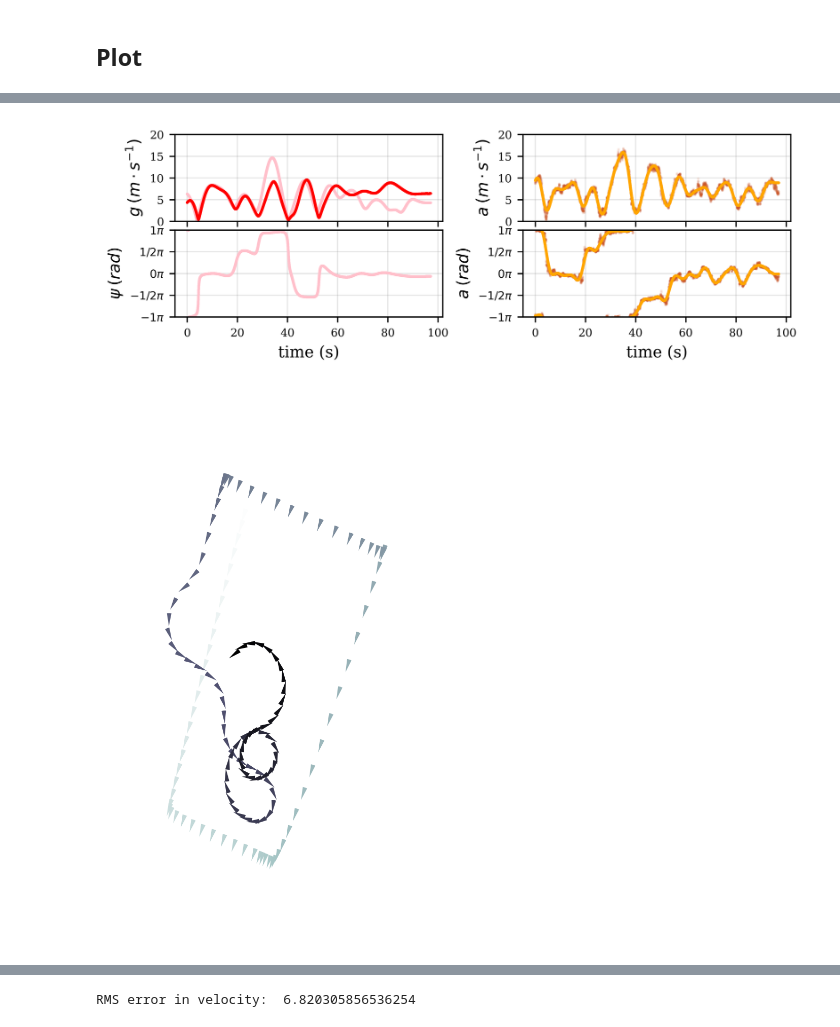
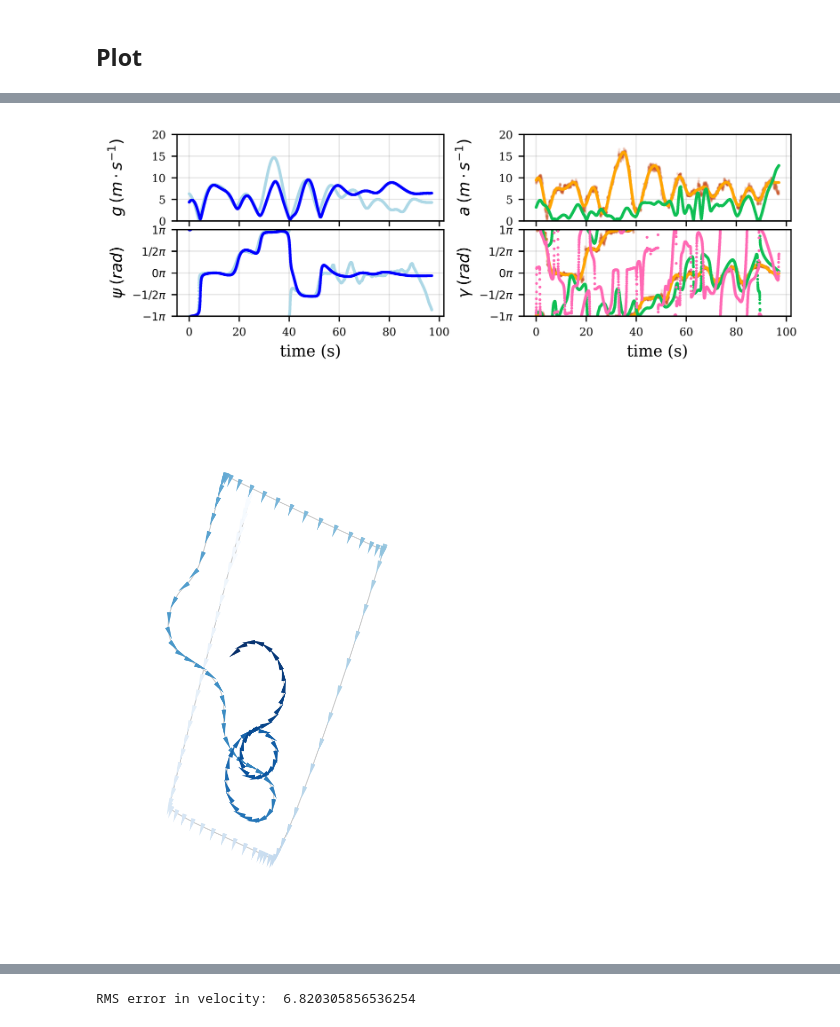
Before and after one commit to BenCellini/wind-sense-analysis, a Jupyter notebook: notebooks/process_data.ipynb, the cells around one changed output, grey strips where cells are left out. Cells and saved outputs as stored; diff of their text form; code cells hidden in the pictures.

```diff
--- a/notebooks/process_data.ipynb
+++ b/notebooks/process_data.ipynb
@@ -218,0 +283,16 @@ plt.plot(time, u)
+# %%
+def contdirest(phi, psi, gamma, dphi, dpsi, dgamma):
+    delta = gamma - psi
+    ddelta = dgamma - dpsi
+
+    zeta = 2*np.arctan((ddelta - np.sqrt( (ddelta**2) + ((np.tan(delta)**2) * ( (dgamma**2) + 2*dgamma*dphi + (dphi**2) )) ))
+    / (dgamma + dphi*np.tan(delta))) + phi + gamma
+
+    return zeta
+
+zeta_contdirest = contdirest(df.phi_filt, df.psi, df.gamma_filt, df.dphi, df.dpsi, df.dgamma)
+
+zeta_contdirest = utility.wrapToPi(zeta_contdirest)
+# plt.plot(time, zeta_contdirest, marker='.', linestyle='')
+
+# plt.plot(time, df['zeta_vector'], '.')
@@ -335,15 +505,16 @@ plt.show()
 # %%
 fig, ax = plt.subplots(2, 2, figsize=(6,2), dpi=600)
 mksz = 1.5
+
 # g
-ax[0,0].plot(time, df['g'], color='pink',
+ax[0,0].plot(time, df['g'], color='lightblue',
              linestyle='',
              linewidth=1,
              marker='.',
              markersize=mksz,
              alpha=1)
 test = (30 + gps_z)*opt_mag
-ax[0,0].plot(time, 0.03*test, color='red',
+ax[0,0].plot(time, 0.03*test, color='blue',
              linestyle='',
              linewidth=1,
              marker='.',
@@ -351,12 +522,17 @@ ax[0,0].plot(time, 0.03*test, color='red',
              alpha=1)
 
 # Psi
-ax[1,0].plot(time, utility.wrapToPi(df['psi']), color='pink',
+ax[1,0].plot(time, utility.wrapToPi(vel_dir_body_frame), color='lightblue',
              linestyle='',
              linewidth=1,
              marker='.',
              markersize=mksz,
              alpha=1)
+ax[1,0].plot(time, utility.wrapToPi(df['psi']), color='blue',
+             linestyle='',
+             linewidth=1,
+             marker = '.',
+             markersize=mksz)
 
 # a
 ax[0,1].plot(time, df['a'], color=(0.80, 0.3451, 0.1647),
@@ -367,6 +543,13 @@ ax[0,1].plot(time, df['a'], color=(0.80, 0.3451, 0.1647),
              alpha=0.1)
 
 ax[0,1].plot(time, df['a_filt'], color='orange',
+             linestyle='',
+             linewidth=1,
+             marker='.',
+             markersize=mksz,
+             alpha=1)
+
+ax[0,1].plot(time, df['w_vector'], color=(0.055, 0.75, 0.33),
              linestyle='',
              linewidth=1,
              marker='.',
@@ -387,8 +570,19 @@ ax[1,1].plot(time, utility.wrapToPi(df['gamma_filt']), color='orange',
              marker = '.',
              markersize=mksz)
 
+ax[1,1].plot(time, utility.wrapToPi(df['zeta_vector']), color=(0.055, 0.75, 0.33),
+             linestyle='',
+             linewidth=1,
+             marker = '.',
+             markersize=mksz)
 
-ylabels = ['$g \:(m \cdot s^{-1})$', '$a \:(m \cdot s^{-1})$', r'$\psi \:(rad)$', r'$a \:(rad)$']
+ax[1,1].plot(time, utility.wrapToPi(zeta_contdirest), color='hotpink',
+             linestyle='',
+             linewidth=1,
+             marker = '.',
+             markersize=mksz)
+
+ylabels = ['$g \:(m \cdot s^{-1})$', '$a \:(m \cdot s^{-1})$', r'$\psi \:(rad)$', r'$\gamma \:(rad)$']
 
 ytickpispace = 0.5
 p = 1
@@ -402,46 +596,60 @@ for a in ax.reshape(-1):
 
     a.set_ylabel(ylabels[p-1])
     if p > 2:
         a.set_xlabel('time (s)')
 
     if p > 2:
         a.set_ylim(-1*np.pi, 1*np.pi)
         ylim = a.get_ylim()
         yticks = np.arange(ylim[0], ylim[1]+0.01, ytickpispace*np.pi)
         ytickpi = yticks / np.pi
         ytickslabels = ytickpi.tolist()
         for y in range(len(ytickslabels)):
             ytickslabels[y] = ('$'+ str(Fraction(ytickslabels[y])) + '\pi$')
         a.set_yticks(yticks)
         a.set_yticklabels(ytickslabels)
     else:
         a.set_yticks(np.arange(0,50,5))
         a.set_ylim(0, 20)
 
     p = p + 1
 
 left  = 0.0  # the left side of the subplots of the figure
 right = 0.9    # the right side of the subplots of the figure
 bottom = 0.1   # the bottom of the subplots of the figure
 top = 0.9      # the top of the subplots of the figure
 wspace = 0.3   # the amount of width reserved for blank space between subplots
 hspace = 0.1   # the amount of height reserved for white space between subplots
 
 plt.subplots_adjust(left=left, bottom=bottom, right=right, top=top, wspace=wspace, hspace=hspace)
+
+ax_dim = np.shape(ax)
+for n in range(ax_dim[1]):
+    fig.align_ylabels(ax[:, n])
+
+plt.savefig(figname + "_vel_vs_airspeed.png")
 # %% [output]
-[figure, old version]
+[figure, new version]
 # %%
 plotdata = df.copy()
 plotdata['phi'] = -plotdata['phi'].values + np.deg2rad(90)
+plotdata['w'] = plotdata['w_vector']
+plotdata['zeta'] = plotdata['zeta_vector']
 size_radius = 0.15*np.mean(np.abs(np.hstack((df['xpos'] , df['ypos']))))
 
 fig = plt.figure(figsize=(4,4), dpi=600)
 ax = fig.add_subplot(111)
+plt.plot(plotdata.xpos, plotdata.ypos,
+         color='black',
+         alpha=0.2,
+         linewidth=0.5,
+         zorder=1)
 utility.plot_trajec(plotdata, ax=ax,
                     size_radius=size_radius,
                     nskip=30,
                     show_wind_quivers=False,
-                    colormap='bone_r')
-plt.show()
+                    colormap='Blues') # bone_r
+
+plt.savefig(figname + "_xytheta_2D.png")
 # %% [output]
-[figure, old version]
+[figure, new version]
```
Also changed, not shown: parts of 11 cells of this notebook, 2 other files.
